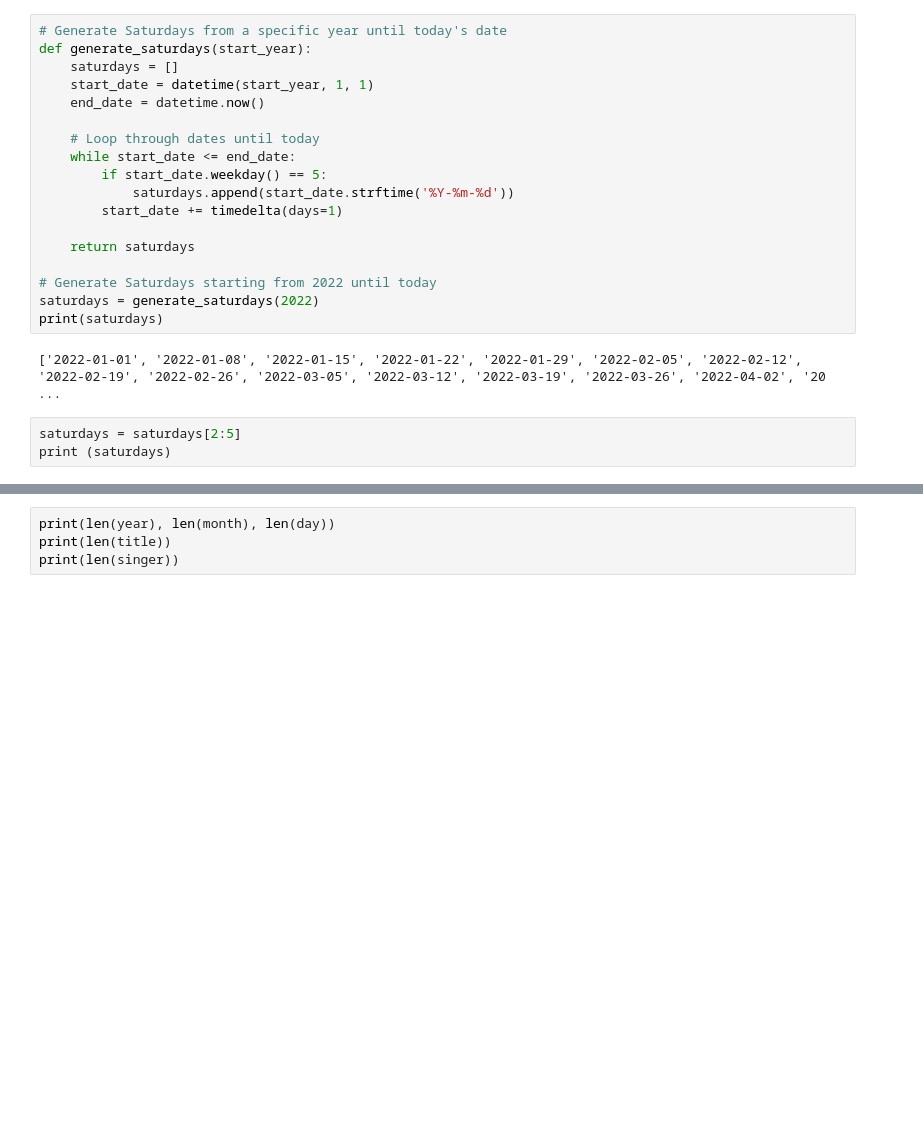
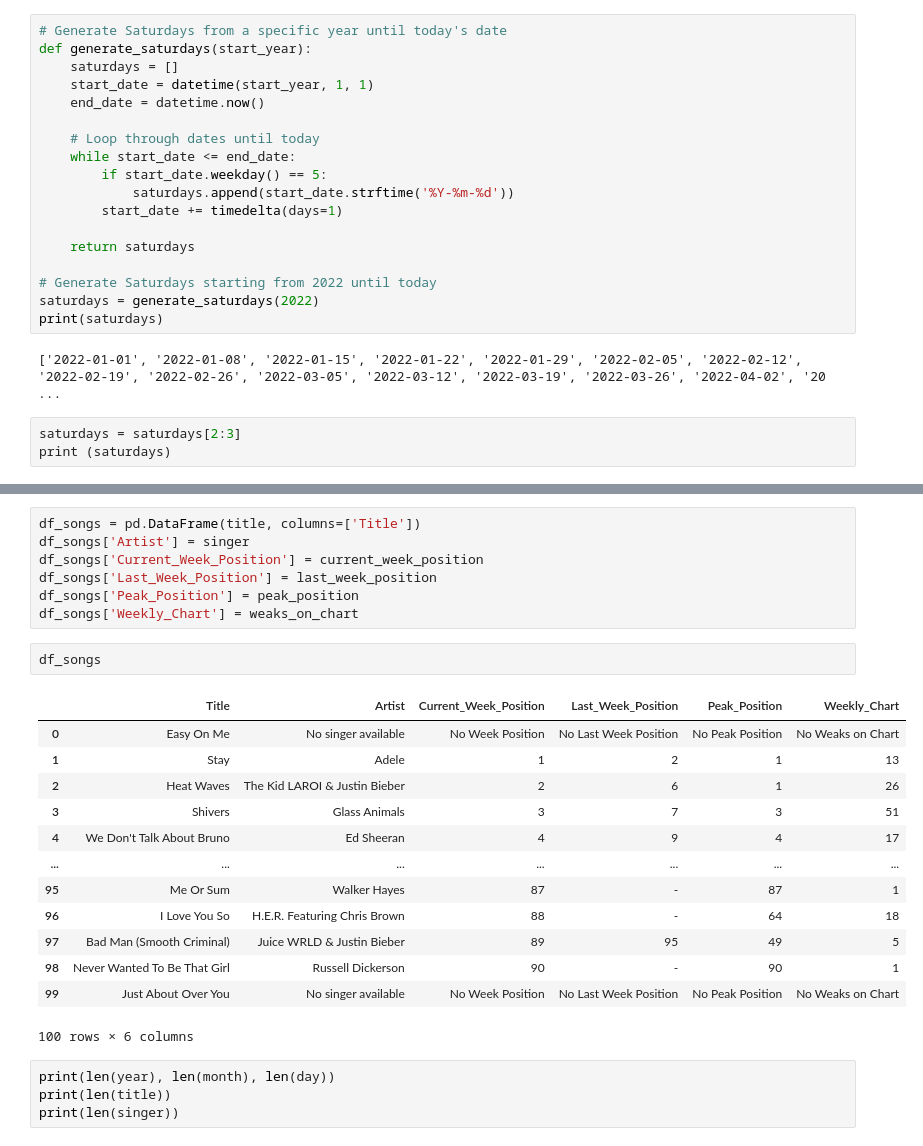
Before and after one commit to brianwpiano/Billboard-Hot100-Analysis, a Jupyter notebook: test_Billboard_Hot_100_Chart_Overview_Selenium.ipynb, the cells around one changed output, grey strips where cells are left out. Cells and saved outputs as stored; diff of their text form; blank space fills up the shorter version.

```diff
--- a/test_Billboard_Hot_100_Chart_Overview_Selenium.ipynb
+++ b/test_Billboard_Hot_100_Chart_Overview_Selenium.ipynb
@@ -33,6 +33,6 @@ print(saturdays)
 # %% [output]
 ['2022-01-01', '2022-01-08', '2022-01-15', '2022-01-22', '2022-01-29', '2022-02-05', '2022-02-12', '2022-02-19', '2022-02-26', '2022-03-05', '2022-03-12', '2022-03-19', '2022-03-26', '2022-04-02', '20 ...
 # %%
-saturdays = saturdays[2:5]
+saturdays = saturdays[2:3]
 print (saturdays)
 # %% [output]
@@ -101,4 +127,27 @@ for date_str in saturdays:
 driver.quit()
+# %%
+df_songs = pd.DataFrame(title, columns=['Title'])
+df_songs['Artist'] = singer
+df_songs['Current_Week_Position'] = current_week_position
+df_songs['Last_Week_Position'] = last_week_position
+df_songs['Peak_Position'] = peak_position
+df_songs['Weekly_Chart'] = weaks_on_chart
+# %%
+df_songs
+# %% [output]
+|  | Title | Artist | Current_Week_Position | Last_Week_Position | Peak_Position | Weekly_Chart |
+| 0 | Easy On Me | No singer available | No Week Position | No Last Week Position | No Peak Position | No Weaks on Chart |
+| 1 | Stay | Adele | 1 | 2 | 1 | 13 |
+| 2 | Heat Waves | The Kid LAROI & Justin Bieber | 2 | 6 | 1 | 26 |
+| 3 | Shivers | Glass Animals | 3 | 7 | 3 | 51 |
+| 4 | We Don't Talk About Bruno | Ed Sheeran | 4 | 9 | 4 | 17 |
+| ... | ... | ... | ... | ... | ... | ... |
+| 95 | Me Or Sum | Walker Hayes | 87 | - | 87 | 1 |
+| 96 | I Love You So | H.E.R. Featuring Chris Brown | 88 | - | 64 | 18 |
+| 97 | Bad Man (Smooth Criminal) | Juice WRLD & Justin Bieber | 89 | 95 | 49 | 5 |
+| 98 | Never Wanted To Be That Girl | Russell Dickerson | 90 | - | 90 | 1 |
+| 99 | Just About Over You | No singer available | No Week Position | No Last Week Position | No Peak Position | No Weaks on Chart |
+100 rows × 6 columns
 # %%
 print(len(year), len(month), len(day))
 print(len(title))
```
Also changed, not shown: parts of 2 cells of this notebook, 1 other file.
